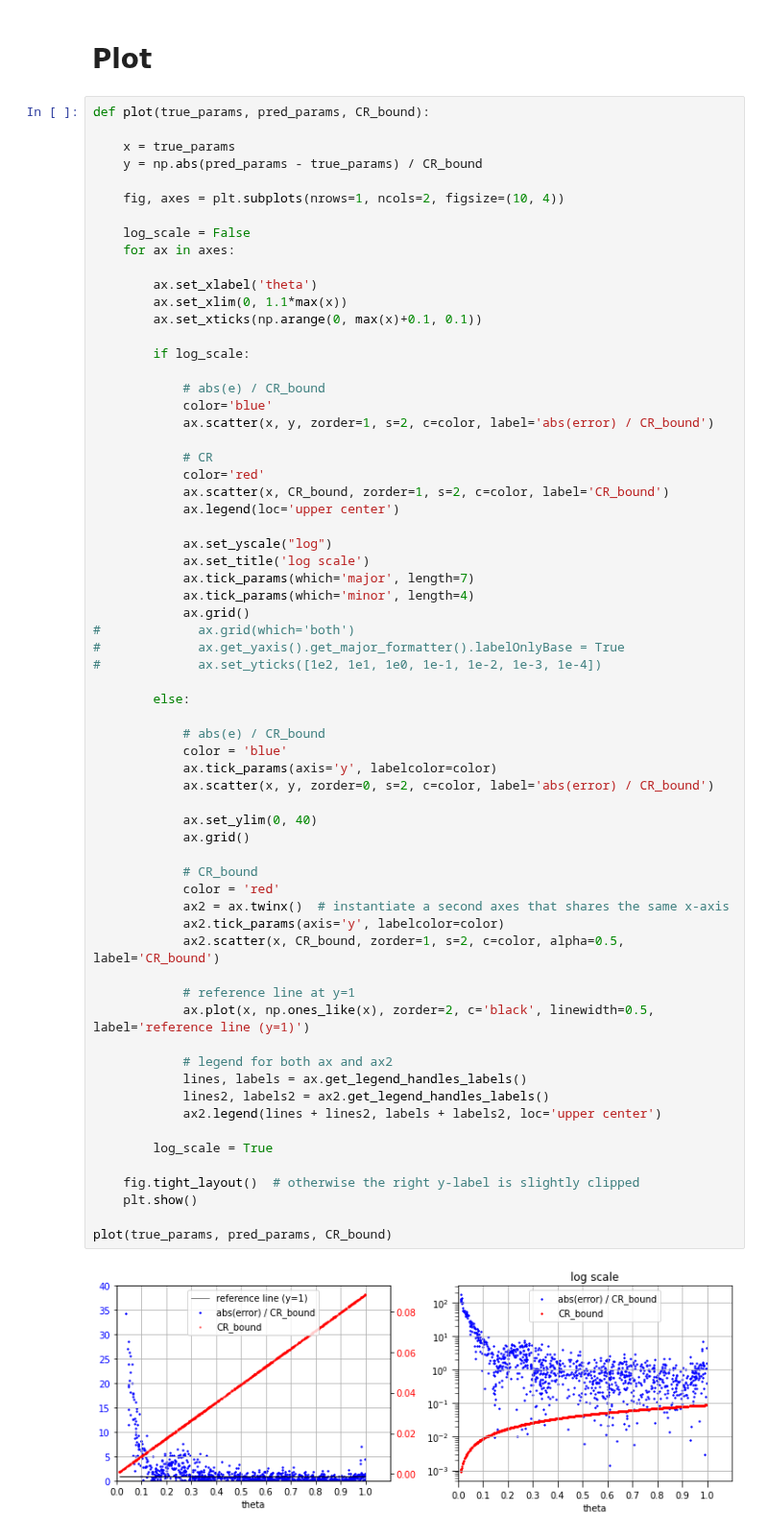
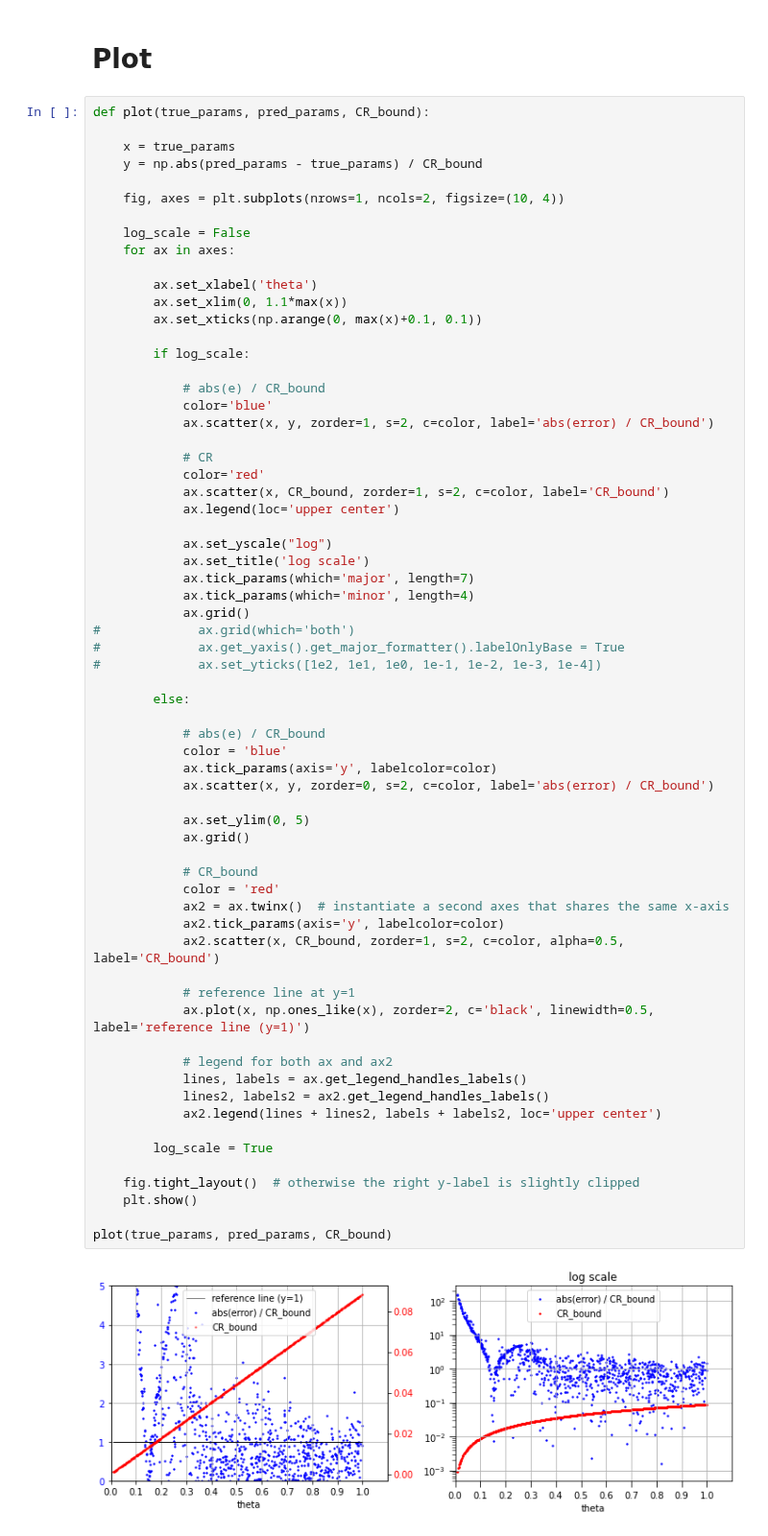
Before and after one commit to yossi-cohen/preferential-attachment, a Jupyter notebook: notebooks/issue-16.ipynb, the cells around one changed output. Shown at 96% size. Drawn from its saved outputs; the diff is of its cells as text.

```diff
--- a/notebooks/issue-16.ipynb
+++ b/notebooks/issue-16.ipynb
@@ -119,32 +119,32 @@ def plot(true_params, pred_params, CR_bound):
         else:
 
             # abs(e) / CR_bound
             color = 'blue'
             ax.tick_params(axis='y', labelcolor=color)
             ax.scatter(x, y, zorder=0, s=2, c=color, label='abs(error) / CR_bound')
 
-            ax.set_ylim(0, 40)
+            ax.set_ylim(0, 5)
             ax.grid()
 
             # CR_bound
             color = 'red'
             ax2 = ax.twinx()  # instantiate a second axes that shares the same x-axis
             ax2.tick_params(axis='y', labelcolor=color)
             ax2.scatter(x, CR_bound, zorder=1, s=2, c=color, alpha=0.5, label='CR_bound')
 
             # reference line at y=1
             ax.plot(x, np.ones_like(x), zorder=2, c='black', linewidth=0.5, label='reference line (y=1)')
 
             # legend for both ax and ax2
             lines, labels = ax.get_legend_handles_labels()
             lines2, labels2 = ax2.get_legend_handles_labels()
             ax2.legend(lines + lines2, labels + labels2, loc='upper center')
 
         log_scale = True
 
     fig.tight_layout()  # otherwise the right y-label is slightly clipped
     plt.show()
 
 plot(true_params, pred_params, CR_bound)
 # %% [output]
-[figure, old version]
+[figure, new version]
```
Also changed, not shown: 1 other file.
